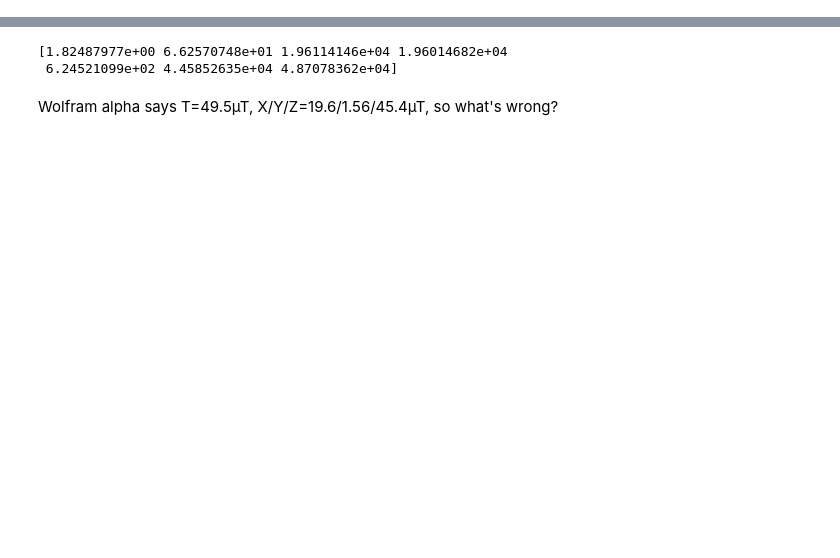
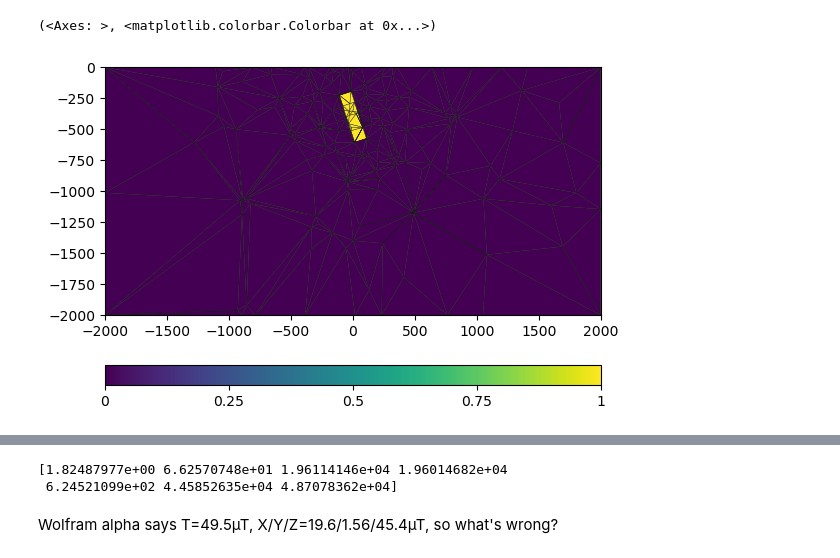
Before and after one commit to gimli-org/notebooks, a Jupyter notebook: Magnetics/synthFault.ipynb, the cells around one changed output, grey strips where cells are left out. Cells and saved outputs as stored; diff of their text form; code cells hidden in the pictures; blank space fills up the shorter version.

```diff
--- a/Magnetics/synthFault.ipynb
+++ b/Magnetics/synthFault.ipynb
@@ -26,6 +36,6 @@ Mesh: Nodes: 440 Cells: 2137 Boundaries: 4427
 # %%
-mesh["mag"] = pg.solver.parseMapToCellArray([[1, 0], [2, 1]], mesh)
 pl, _ = pg.show(mesh, style="wireframe", hold=True, backend="trame")
 pv.drawMesh(pl, mesh, style="surface", filter={"threshold": dict(value=1, scalars="mag")})
 pl.show()
+print(mesh)
 # %% [output]
@@ -33 +45,7 @@ Widget(value="<iframe src='http://localhost:50968/index.html?ui=P_0x1ffc27aebb0_
+# %%
+sli = mt.extract2dSlice(mesh, normal="x")
+pg.show(sli, "mag", showMesh=True)
+# %% [output]
+(<Axes: >, <matplotlib.colorbar.Colorbar at 0x...>)
+[figure, added]
 # %%
```
Also changed, not shown: parts of 11 cells of this notebook.
